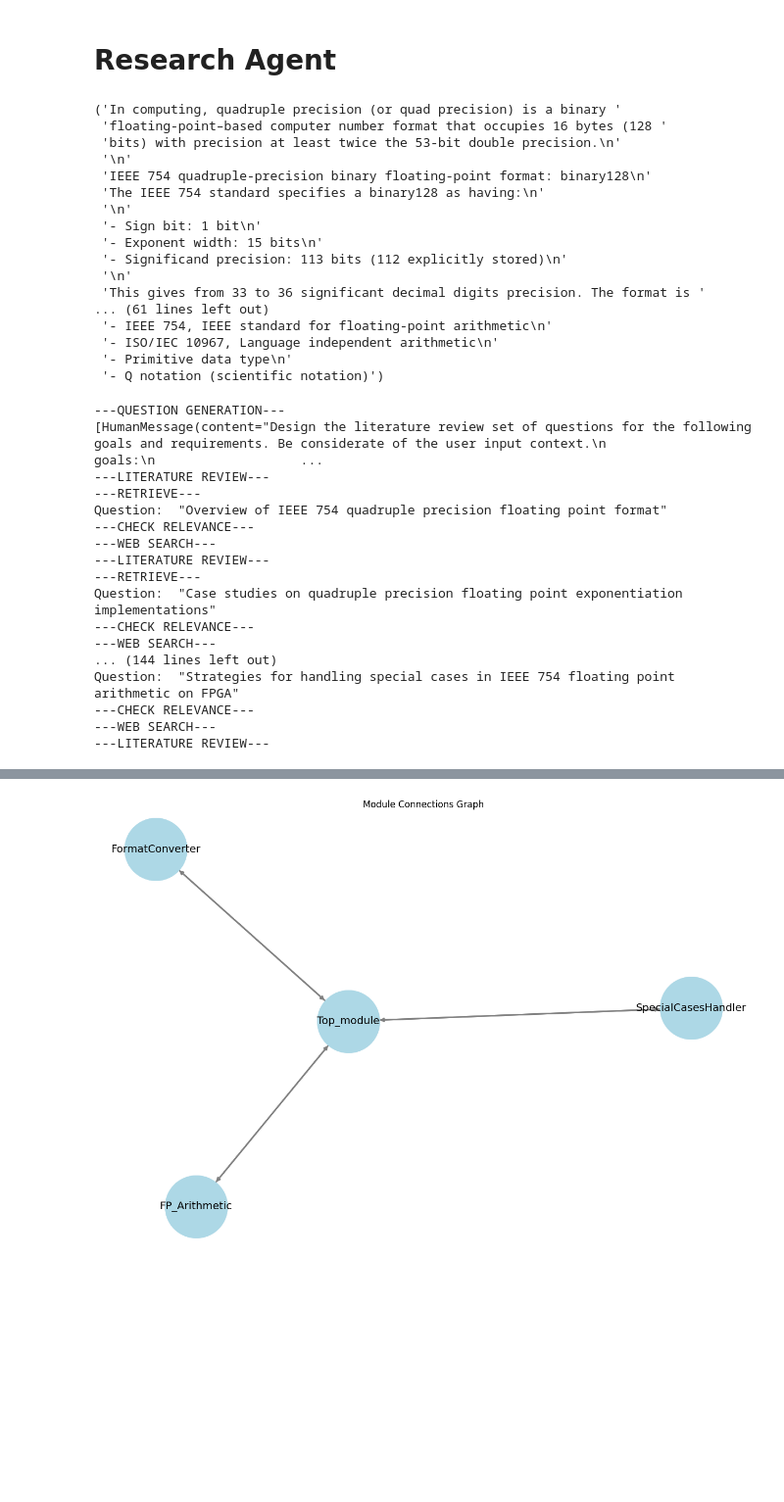
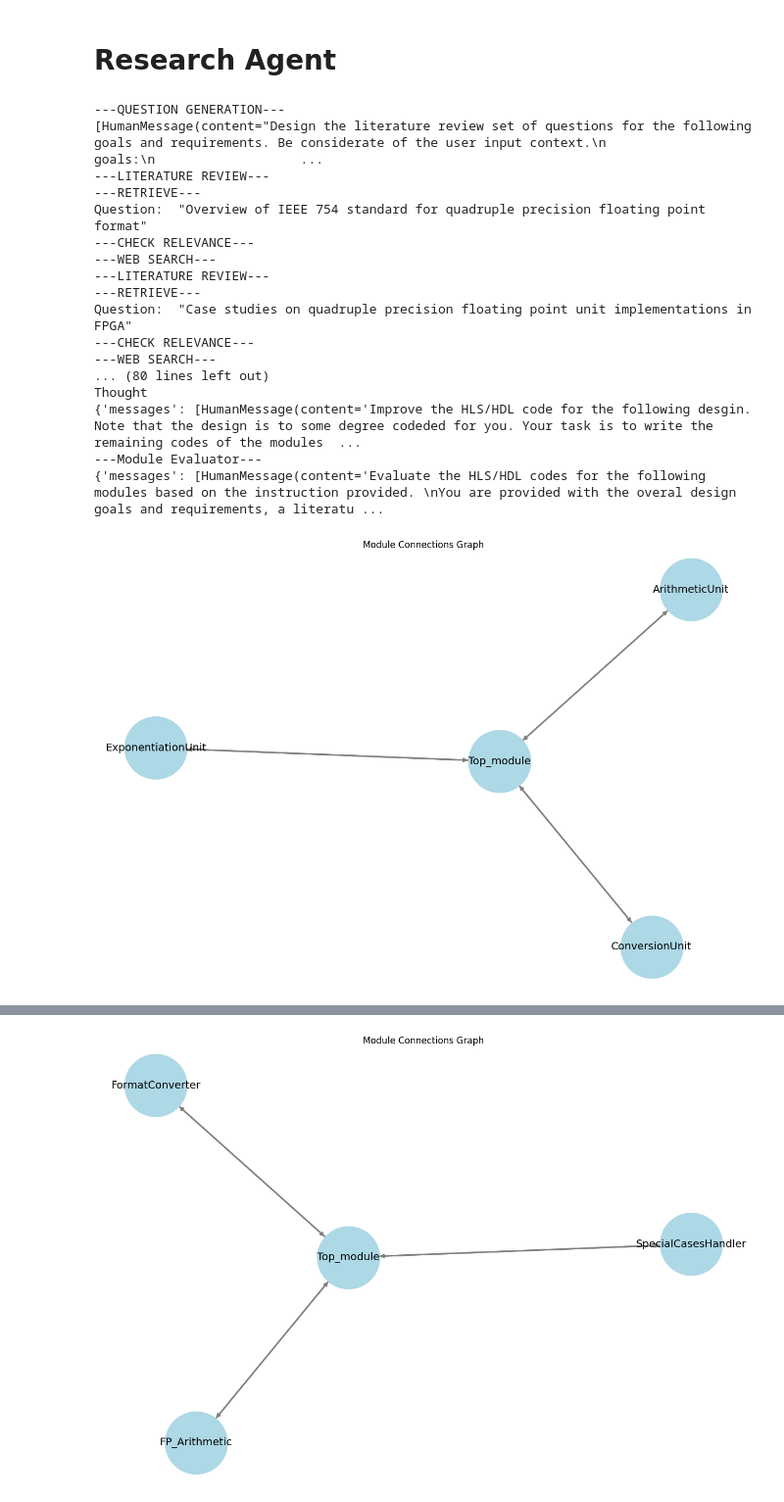
Before and after one commit to sarashs/FPGA_AGI, a Jupyter notebook: working_solution.ipynb, the cells around one changed output, grey strips where cells are left out. Shown at 98% size. Saved outputs shown, nothing was run; the diff lists cells and outputs as text; code cells hidden in the pictures; blank space fills up the shorter version.

Commit message:
some error handling and robustness improvement of the generic agent.\n improving the agent prompt

```diff
--- a/working_solution.ipynb
+++ b/working_solution.ipynb
@@ -23,7 +23,7 @@ from bs4 import BeautifulSoup as Soup
 from langchain_community.document_loaders.recursive_url_loader import RecursiveUrlLoader
 
 # FFT docs
-url = """https://en.wikipedia.org/wiki/Quadruple-precision_floating-point_format"""# """https://www.fpga4student.com/2017/04/verilog-code-for-16-bit-risc-processor.html""" # """https://en.wikipedia.org/wiki/Cooley%E2%80%93Tukey_FFT_algorithm""" #
+url = """https://en.wikipedia.org/wiki/Cooley%E2%80%93Tukey_FFT_algorithm""" # """https://en.wikipedia.org/wiki/Quadruple-precision_floating-point_format"""# """https://www.fpga4student.com/2017/04/verilog-code-for-16-bit-risc-processor.html""" #
 loader = RecursiveUrlLoader(
     url=url, max_depth=1, extractor=lambda x: Soup(x, "html.parser").text
 )
@@ -110,5 +124,5 @@ pprint.pprint(requirements.requirements)
-# %%
-requirements.requirements.append('The quadruple precision float operations must be coded from scratch and used for computations. This is not to be mistaken with 128 bit fixed point operations.')
+# %%
+requirements.requirements.append("The 64-point FFT modules (fft64) do not need to be designed. You can assume that they just exist.")
 # %% [markdown]
 # Research Agent
 # %%
@@ -125,10 +139,12 @@ if os.path.isdir('chroma_db'):
     persistent_client = chromadb.PersistentClient(path="./knowledge_base")
     pdfsearch = Chroma(client=persistent_client, embedding_function=embeddings_3_small)
 else:
-    loader = PyPDFLoader("https://www.jot.fm/issues/issue_2009_07/column2.pdf", extract_images=True) #"https://riscv.org/wp-content/uploads/2017/05/riscv-spec-v2.2.pdf"
-    pages = loader.load()
-    text_splitter = RecursiveCharacterTextSplitter(chunk_size=2000, chunk_overlap=200)
-    texts = text_splitter.split_documents(pages)
+    texts = []
+    for item in ["https://arxiv.org/pdf/1502.07055", "https://arxiv.org/pdf/1810.06885", "https://arxiv.org/pdf/1808.02521"]: # PDF
+        loader = PyPDFLoader(item, extract_images=True) #"https://riscv.org/wp-content/uploads/2017/05/riscv-spec-v2.2.pdf"
+        pages = loader.load()
+        text_splitter = RecursiveCharacterTextSplitter(chunk_size=2000, chunk_overlap=200)
+        texts.append(text_splitter.split_documents(pages))
     pdfsearch = Chroma.from_documents(texts, embeddings_3_small, collection_name= "knowledge_base", persist_directory="./knowledge_base")
 # %%
 from FPGA_AGI.chains import WebsearchCleaner
@@ -137,24 +153,6 @@ webcleaner = WebsearchCleaner.from_llm(llm=bigllm)
 cleaned_concatenated_content = webcleaner.invoke(concatenated_content)
 cleaned_concatenated_content = cleaned_concatenated_content.cleaned
 pprint.pprint(cleaned_concatenated_content)
-# %% [output]
-('In computing, quadruple precision (or quad precision) is a binary '
- 'floating-point–based computer number format that occupies 16 bytes (128 '
- 'bits) with precision at least twice the 53-bit double precision.\n'
- '\n'
- 'IEEE 754 quadruple-precision binary floating-point format: binary128\n'
- 'The IEEE 754 standard specifies a binary128 as having:\n'
- '\n'
- '- Sign bit: 1 bit\n'
- '- Exponent width: 15 bits\n'
- '- Significand precision: 113 bits (112 explicitly stored)\n'
- '\n'
- 'This gives from 33 to 36 significant decimal digits precision. The format is '
-... (61 lines left out)
- '- IEEE 754, IEEE standard for floating-point arithmetic\n'
- '- ISO/IEC 10967, Language independent arithmetic\n'
- '- Primitive data type\n'
- '- Q notation (scientific notation)')
 # %%
 import importlib
 from FPGA_AGI import tools
@@ -168,39 +166,40 @@ importlib.reload(prompts)
 from FPGA_AGI import chains
 importlib.reload(chains)
 from langchain_core.prompts import HumanMessagePromptTemplate
 from FPGA_AGI import agents
 importlib.reload(agents)
 from FPGA_AGI.agents import Engineer
 from FPGA_AGI import utils
 importlib.reload(utils)
 from FPGA_AGI.utils import plot_graph
 
 bigllm = ChatOpenAI(model='gpt-4-turbo', temperature=0)
 for i in range(3):
-    sol_dir = f'quadprecision_{i}'
-    R = Engineer(model=bigllm, retriever=pdfsearch.as_retriever(search_kwargs={"k": 1}), language="HLS c++", solution_num=sol_dir)
+    sol_dir = f'FFT_SystemVerilog_{i}'
+    R = Engineer(model=bigllm, retriever=pdfsearch.as_retriever(search_kwargs={"k": 1}), language="SystemVerilog", solution_num=sol_dir)
     #try:
     R.invoke(goals=requirements.goals, requirements=requirements.requirements, input_context= cleaned_concatenated_content)
     with open(f"solution_{sol_dir}/requirements.txt", "w") as file:
         file.write("Goals: \n" + '\n'.join(requirements.goals) + "\nRequirements: \n" + '\n'.join(requirements.requirements))
     plot_graph(R.hierarchical_solution_result, save_path=f"solution_{sol_dir}/graph.png")
     #except:
     #    pass
 # %% [output]
 ---QUESTION GENERATION---
 [HumanMessage(content="Design the literature review set of questions for the following goals and requirements. Be considerate of the user input context.\n                    goals:\n                   ...
 ---LITERATURE REVIEW---
 ---RETRIEVE---
-Question:  "Overview of IEEE 754 quadruple precision floating point format"
+Question:  "Overview of IEEE 754 standard for quadruple precision floating point format"
 ---CHECK RELEVANCE---
 ---WEB SEARCH---
 ---LITERATURE REVIEW---
 ---RETRIEVE---
-Question:  "Case studies on quadruple precision floating point exponentiation implementations"
+Question:  "Case studies on quadruple precision floating point unit implementations in FPGA"
 ---CHECK RELEVANCE---
 ---WEB SEARCH---
-... (144 lines left out)
-Question:  "Strategies for handling special cases in IEEE 754 floating point arithmetic on FPGA"
----CHECK RELEVANCE---
----WEB SEARCH---
----LITERATURE REVIEW---
+... (80 lines left out)
+Thought
+{'messages': [HumanMessage(content='Improve the HLS/HDL code for the following desgin. Note that the design is to some degree codeded for you. Your task is to write the remaining codes of the modules  ...
+---Module Evaluator---
+{'messages': [HumanMessage(content='Evaluate the HLS/HDL codes for the following modules based on the instruction provided. \nYou are provided with the overal design goals and requirements, a literatu ...
+[figure, added]
```
Also changed, not shown: parts of 4 cells of this notebook, 2 other files.
